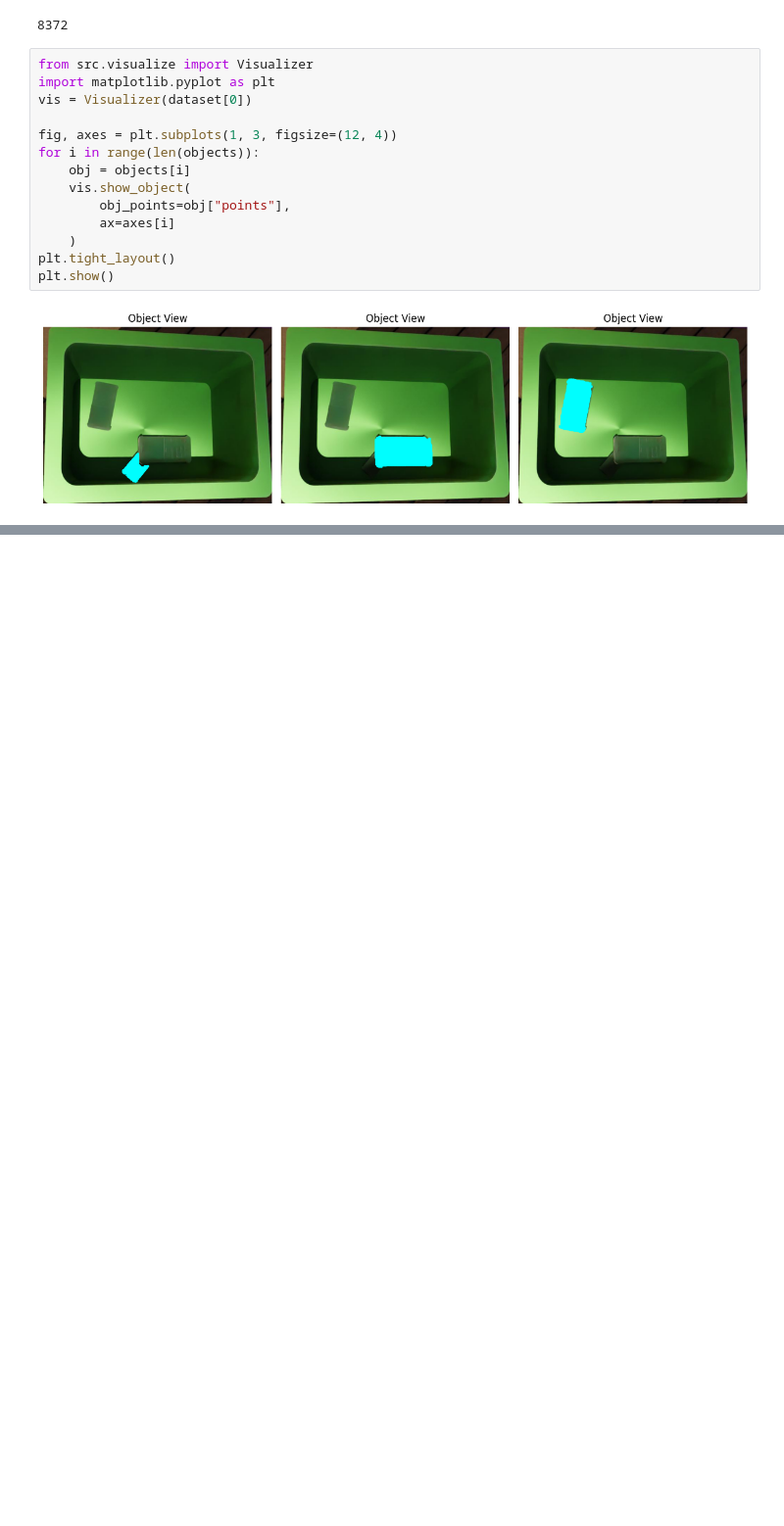
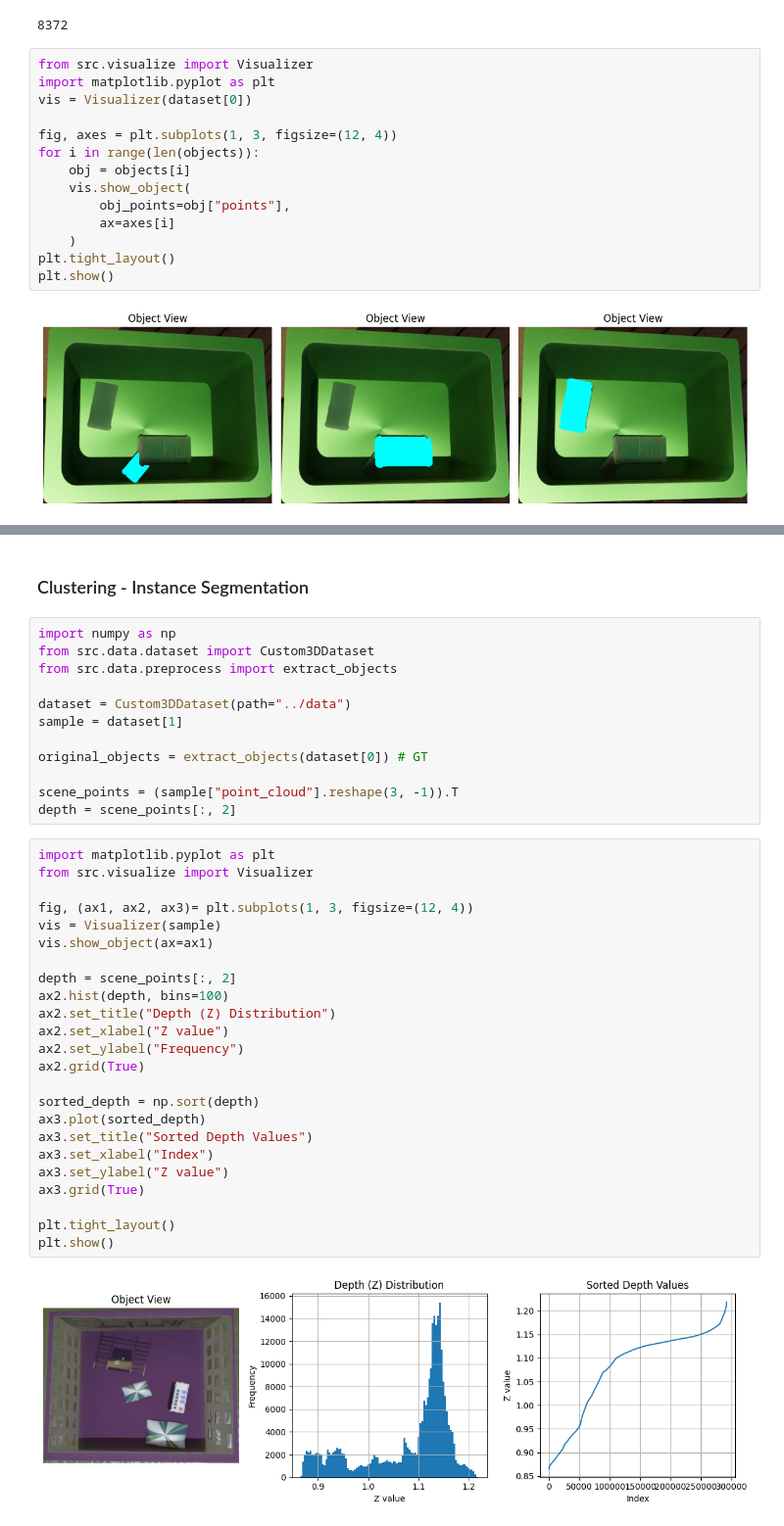
Before and after one commit to gnath-aswin/Bbox3d, a Jupyter notebook: notebooks/02_preprocessing.ipynb, the cells around one changed output, grey strips where cells are left out. Shown at 98% size. Drawn from its saved outputs; the diff is of its cells as text; blank space fills up the shorter version.

```diff
--- a/notebooks/02_preprocessing.ipynb
+++ b/notebooks/02_preprocessing.ipynb
@@ -80,0 +129,40 @@ plt.show()
+# %% [markdown]
+### Clustering - Instance Segmentation
+# %%
+import numpy as np
+from src.data.dataset import Custom3DDataset
+from src.data.preprocess import extract_objects
+
+dataset = Custom3DDataset(path="../data")
+sample = dataset[1]
+
+original_objects = extract_objects(dataset[0]) # GT
+
+scene_points = (sample["point_cloud"].reshape(3, -1)).T
+depth = scene_points[:, 2]
+# %%
+import matplotlib.pyplot as plt
+from src.visualize import Visualizer
+
+fig, (ax1, ax2, ax3)= plt.subplots(1, 3, figsize=(12, 4))
+vis = Visualizer(sample)
+vis.show_object(ax=ax1)
+
+depth = scene_points[:, 2]
+ax2.hist(depth, bins=100)
+ax2.set_title("Depth (Z) Distribution")
+ax2.set_xlabel("Z value")
+ax2.set_ylabel("Frequency")
+ax2.grid(True)
+
+sorted_depth = np.sort(depth)
+ax3.plot(sorted_depth)
+ax3.set_title("Sorted Depth Values")
+ax3.set_xlabel("Index")
+ax3.set_ylabel("Z value")
+ax3.grid(True)
+
+plt.tight_layout()
+plt.show()
+# %% [output]
+[figure, added]
```
Also changed, not shown: parts of 9 cells of this notebook, 19 other files.
